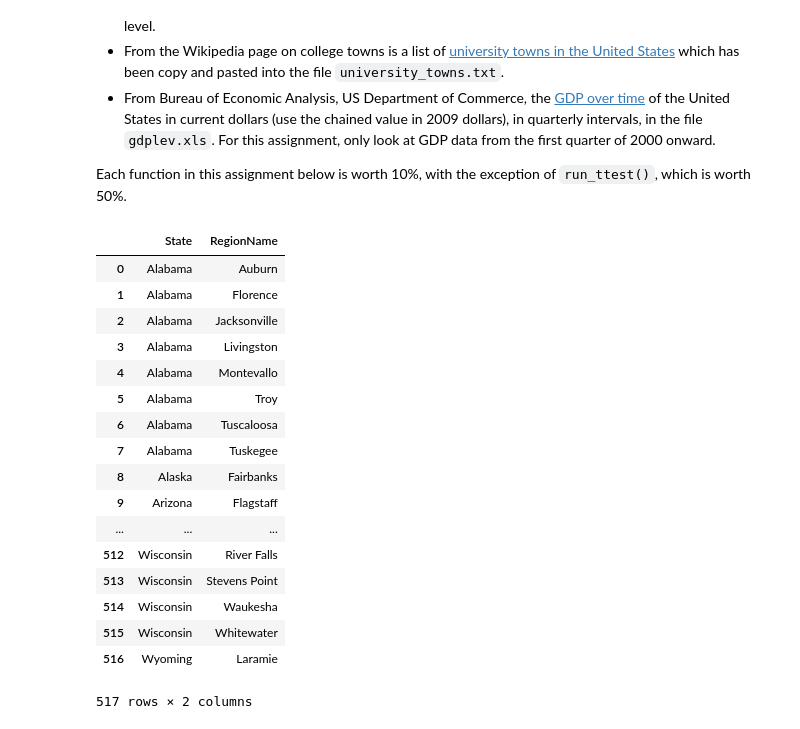
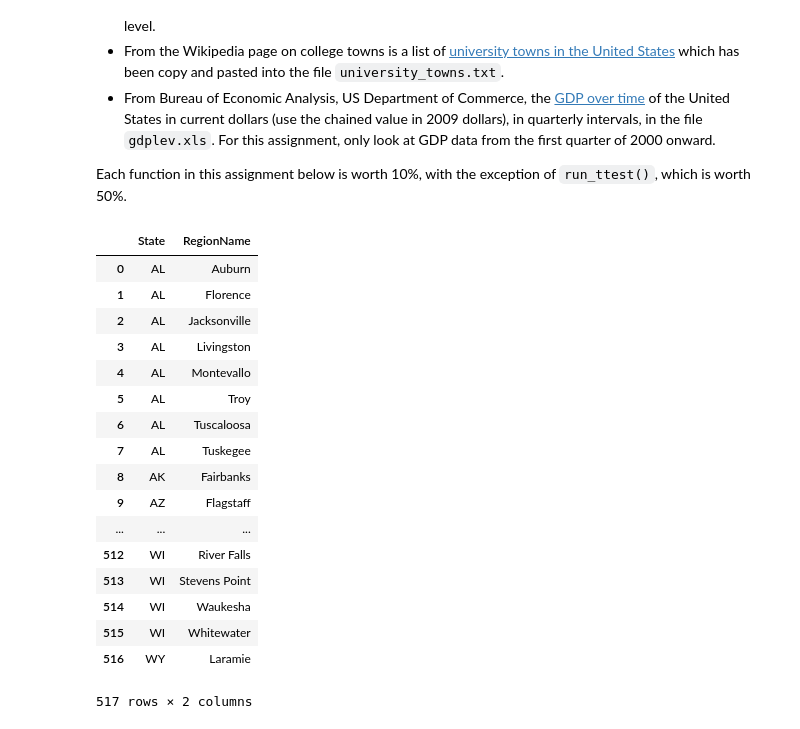
Before and after one commit to aqurilla/applied-data-science, a Jupyter notebook: C1_IntroDataScience/Assignment4.ipynb, the cells around one changed output. Saved outputs shown, nothing was run; the diff lists cells and outputs as text; code cells hidden in the pictures.

```diff
--- a/C1_IntroDataScience/Assignment4.ipynb
+++ b/C1_IntroDataScience/Assignment4.ipynb
@@ -33,7 +33,8 @@
 states = {'OH': 'Ohio', 'KY': 'Kentucky', 'AS': 'American Samoa', 'NV': 'Nevada', 'WY': 'Wyoming', 'NA': 'National', 'AL': 'Alabama', 'MD': 'Maryland', 'AK': 'Alaska', 'UT': 'Utah', 'OR': 'Oregon', 'MT': 'Montana', 'IL': 'Illinois', 'TN': 'Tennessee', 'DC': 'District of Columbia', 'VT': 'Vermont', 'ID': 'Idaho', 'AR': 'Arkansas', 'ME': 'Maine', 'WA': 'Washington', 'HI': 'Hawaii', 'WI': 'Wisconsin', 'MI': 'Michigan', 'IN': 'Indiana', 'NJ': 'New Jersey', 'AZ': 'Arizona', 'GU': 'Guam', 'MS': 'Mississippi', 'PR': 'Puerto Rico', 'NC': 'North Carolina', 'TX': 'Texas', 'SD': 'South Dakota', 'MP': 'Northern Mariana Islands', 'IA': 'Iowa', 'MO': 'Missouri', 'CT': 'Connecticut', 'WV': 'West Virginia', 'SC': 'South Carolina', 'LA': 'Louisiana', 'KS': 'Kansas', 'NY': 'New York', 'NE': 'Nebraska', 'OK': 'Oklahoma', 'FL': 'Florida', 'CA': 'California', 'CO': 'Colorado', 'PA': 'Pennsylvania', 'DE': 'Delaware', 'NM': 'New Mexico', 'RI': 'Rhode Island', 'MN': 'Minnesota', 'VI': 'Virgin Islands', 'NH': 'New Hampshire', 'MA': 'Massachusetts', 'GA': 'Georgia', 'ND': 'North Dakota', 'VA': 'Virginia'}
 # %%
 def get_list_of_university_towns():
-    '''Returns a DataFrame of towns and the states they are in from the
+    '''
+    Returns a DataFrame of towns and the states they are in from the
     university_towns.txt list. The format of the DataFrame is:
     DataFrame( [ ["Michigan", "Ann Arbor"], ["Michigan", "Yipsilanti"] ],
     columns=["State", "RegionName"]  )
@@ -42,50 +43,53 @@ def get_list_of_university_towns():
 
     1. For "State", removing characters from "[" to the end.
     2. For "RegionName", when applicable, removing every character from " (" to the end.
-    3. Depending on how you read the data, you may need to remove newline character '\n'. '''
+    3. Depending on how you read the data, you may need to remove newline character '\n'.
+    '''
 
     # Read in text data
     file_name = "university_towns.txt"
     t_file = open(file_name, "r")
     lines = t_file.read().split("\n")
 
     # Parse into town and state data
     state_towns = []
     state = ""
     for line in lines:
         # Check if it is a state name
         if "edit" in line:
             # Remove portion after "["
             state = line[:line.find("[")]
+            # Convert to abbrev.
+            state = list(states.keys())[list(states.values()).index(state)]
         elif line:
             # Remove portion after " ("
             town = line[:line.find(" (")]
             state_towns.append((state, town))
 
     # Convert to dataframe
     df_towns = pd.DataFrame(state_towns, columns = ['State' , 'RegionName'])
 
     return df_towns
 
 get_list_of_university_towns()
 # %% [output]
 |  | State | RegionName |
-| 0 | Alabama | Auburn |
-| 1 | Alabama | Florence |
-| 2 | Alabama | Jacksonville |
-| 3 | Alabama | Livingston |
-| 4 | Alabama | Montevallo |
-| 5 | Alabama | Troy |
-| 6 | Alabama | Tuscaloosa |
-| 7 | Alabama | Tuskegee |
-| 8 | Alaska | Fairbanks |
-| 9 | Arizona | Flagstaff |
+| 0 | AL | Auburn |
+| 1 | AL | Florence |
+| 2 | AL | Jacksonville |
+| 3 | AL | Livingston |
+| 4 | AL | Montevallo |
+| 5 | AL | Troy |
+| 6 | AL | Tuscaloosa |
+| 7 | AL | Tuskegee |
+| 8 | AK | Fairbanks |
+| 9 | AZ | Flagstaff |
 | ... | ... | ... |
-| 512 | Wisconsin | River Falls |
-| 513 | Wisconsin | Stevens Point |
-| 514 | Wisconsin | Waukesha |
-| 515 | Wisconsin | Whitewater |
-| 516 | Wyoming | Laramie |
+| 512 | WI | River Falls |
+| 513 | WI | Stevens Point |
+| 514 | WI | Waukesha |
+| 515 | WI | Whitewater |
+| 516 | WY | Laramie |
 517 rows × 2 columns
 # %%
 def get_recession_start():
```
Also changed, not shown: parts of 4 cells of this notebook.
